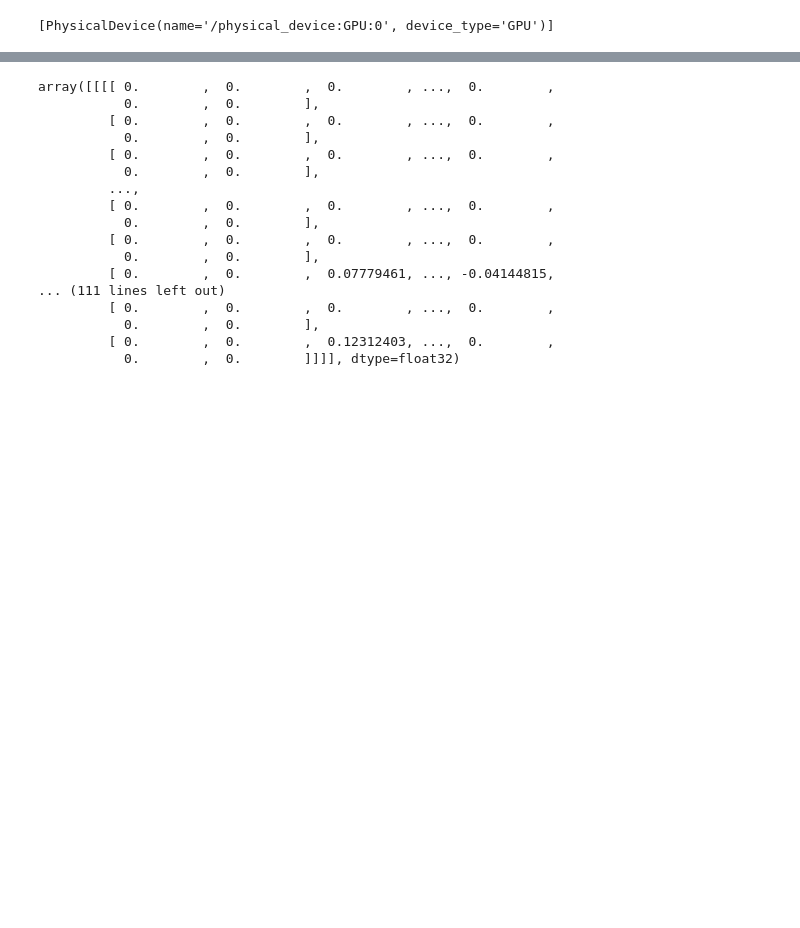
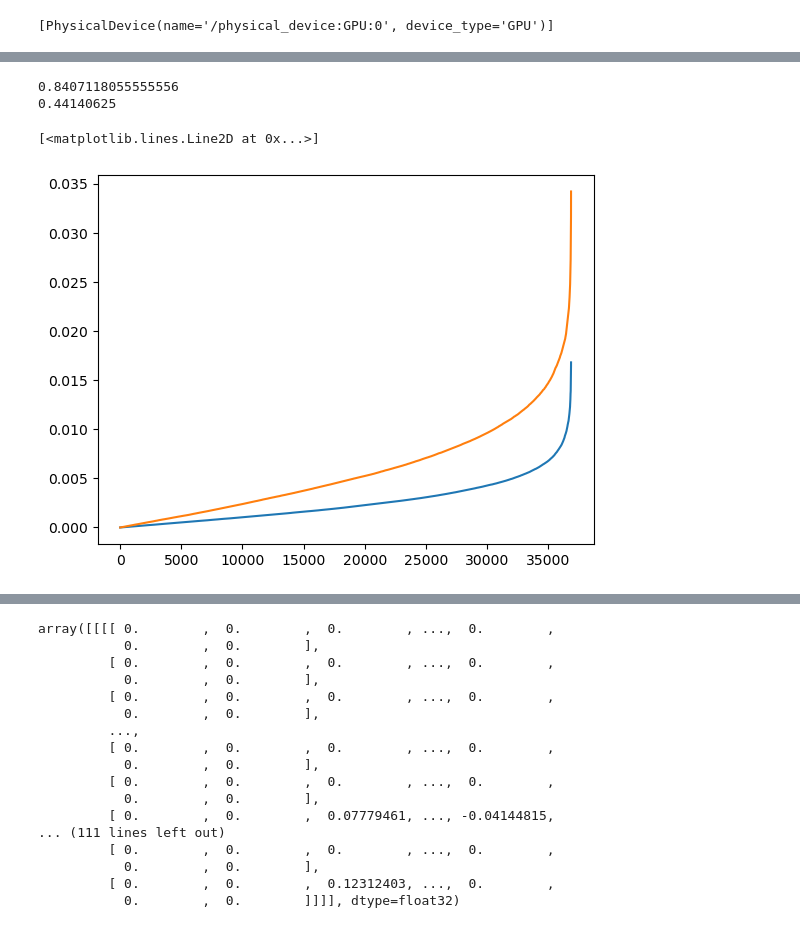
Before and after one commit to michaelpoluektov/tf-hybrid-pruning, a Jupyter notebook: cifar/Test.ipynb, the cells around one changed output, grey strips where cells are left out. Drawn from its saved outputs; the diff is of its cells as text; code cells hidden in the pictures; blank space fills up the shorter version.

```diff
--- a/cifar/Test.ipynb
+++ b/cifar/Test.ipynb
@@ -67,0 +308,14 @@ biasl = [
+# %%
+l = base_model.layers[bias3[0]]
+k = l.kernel.numpy()
+print(get_decomp_weight(l, [52, 52]) / get_weight(l))
+print(get_decomp_weight(l, [36, 36]) / get_weight(l))
+newk = get_whatif(k, rank=52, spar=100)
+plt.plot(sorted(abs(newk-k).flatten()))
+newk = get_whatif(k, rank=36, spar=100)
+plt.plot(sorted(abs(newk-k).flatten()))
+# %% [output]
+0.8407118055555556
+0.44140625
+[<matplotlib.lines.Line2D at 0x...>]
+[figure, added]
```
Also changed, not shown: parts of 48 cells of this notebook, 7 other files.
